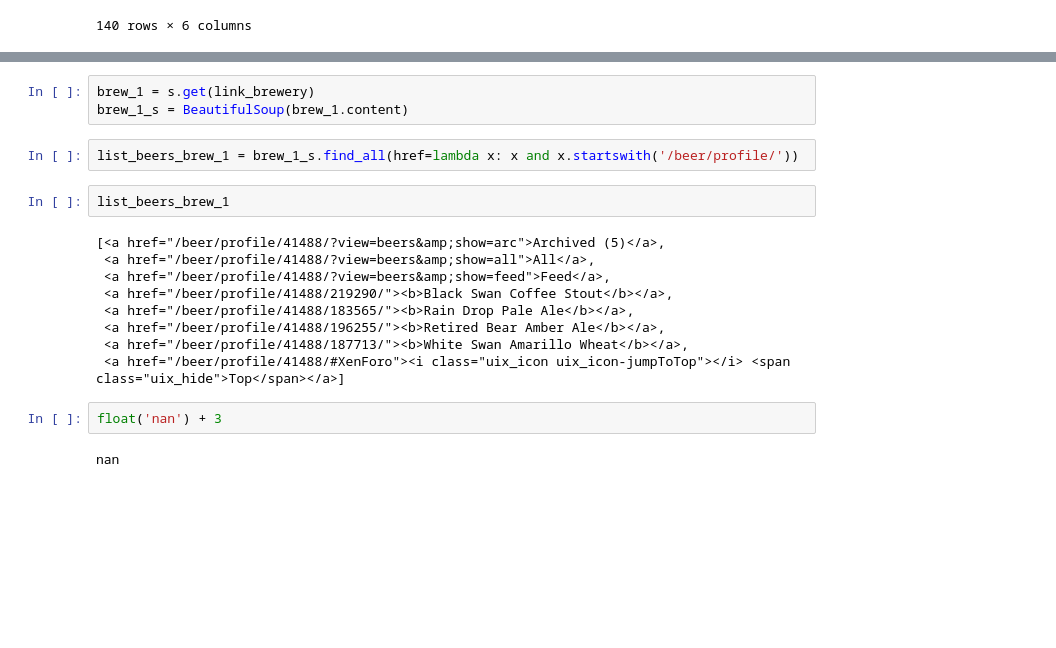
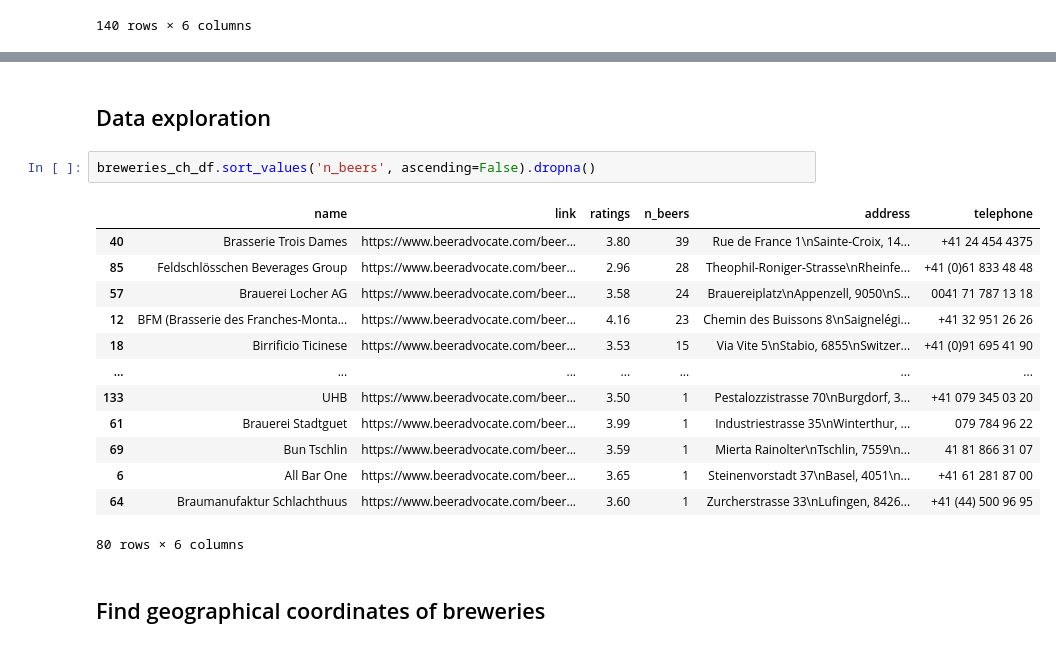
Before and after one commit to nrbernier/swiss-beer-map, a Jupyter notebook: swiss-beer-map.ipynb, the cells around one changed output, grey strips where cells are left out. Cells and saved outputs as stored; diff of their text form; blank space fills up the shorter version.

```diff
--- a/swiss-beer-map.ipynb
+++ b/swiss-beer-map.ipynb
@@ -522,20 +441,20 @@ link_brewery = url_base + list_ch1_conv[0][1]
-# %%
-brew_1 = s.get(link_brewery)
-brew_1_s = BeautifulSoup(brew_1.content)
-# %%
-list_beers_brew_1 = brew_1_s.find_all(href=lambda x: x and x.startswith('/beer/profile/'))
-# %%
-list_beers_brew_1
-# %% [output]
-[<a href="/beer/profile/41488/?view=beers&amp;show=arc">Archived (5)</a>,
- <a href="/beer/profile/41488/?view=beers&amp;show=all">All</a>,
- <a href="/beer/profile/41488/?view=beers&amp;show=feed">Feed</a>,
- <a href="/beer/profile/41488/219290/"><b>Black Swan Coffee Stout</b></a>,
- <a href="/beer/profile/41488/183565/"><b>Rain Drop Pale Ale</b></a>,
- <a href="/beer/profile/41488/196255/"><b>Retired Bear Amber Ale</b></a>,
- <a href="/beer/profile/41488/187713/"><b>White Swan Amarillo Wheat</b></a>,
- <a href="/beer/profile/41488/#XenForo"><i class="uix_icon uix_icon-jumpToTop"></i> <span class="uix_hide">Top</span></a>]
-# %%
-float('nan') + 3
-# %% [output]
-nan
+# %% [markdown]
+## Data exploration
+# %%
+breweries_ch_df.sort_values('n_beers', ascending=False).dropna()
+# %% [output]
+|  | name | link | ratings | n_beers | address | telephone |
+| 40 | Brasserie Trois Dames | https://www.beeradvocate.com/beer... | 3.80 | 39 | Rue de France 1\nSainte-Croix, 14... | +41 24 454 4375 |
+| 85 | Feldschlösschen Beverages Group | https://www.beeradvocate.com/beer... | 2.96 | 28 | Theophil-Roniger-Strasse\nRheinfe... | +41 (0)61 833 48 48 |
+| 57 | Brauerei Locher AG | https://www.beeradvocate.com/beer... | 3.58 | 24 | Brauereiplatz\nAppenzell, 9050\nS... | 0041 71 787 13 18 |
+| 12 | BFM (Brasserie des Franches-Monta... | https://www.beeradvocate.com/beer... | 4.16 | 23 | Chemin des Buissons 8\nSaignelégi... | +41 32 951 26 26 |
+| 18 | Birrificio Ticinese | https://www.beeradvocate.com/beer... | 3.53 | 15 | Via Vite 5\nStabio, 6855\nSwitzer... | +41 (0)91 695 41 90 |
+| ... | ... | ... | ... | ... | ... | ... |
+| 133 | UHB | https://www.beeradvocate.com/beer... | 3.50 | 1 | Pestalozzistrasse 70\nBurgdorf, 3... | +41 079 345 03 20 |
+| 61 | Brauerei Stadtguet | https://www.beeradvocate.com/beer... | 3.99 | 1 | Industriestrasse 35\nWinterthur, ... | 079 784 96 22 |
+| 69 | Bun Tschlin | https://www.beeradvocate.com/beer... | 3.59 | 1 | Mierta Rainolter\nTschlin, 7559\n... | 41 81 866 31 07 |
+| 6 | All Bar One | https://www.beeradvocate.com/beer... | 3.65 | 1 | Steinenvorstadt 37\nBasel, 4051\n... | +41 61 281 87 00 |
+| 64 | Braumanufaktur Schlachthuus | https://www.beeradvocate.com/beer... | 3.60 | 1 | Zurcherstrasse 33\nLufingen, 8426... | +41 (44) 500 96 95 |
+80 rows × 6 columns
+# %% [markdown]
+## Find geographical coordinates of breweries
```
Also changed, not shown: parts of 34 cells of this notebook.
